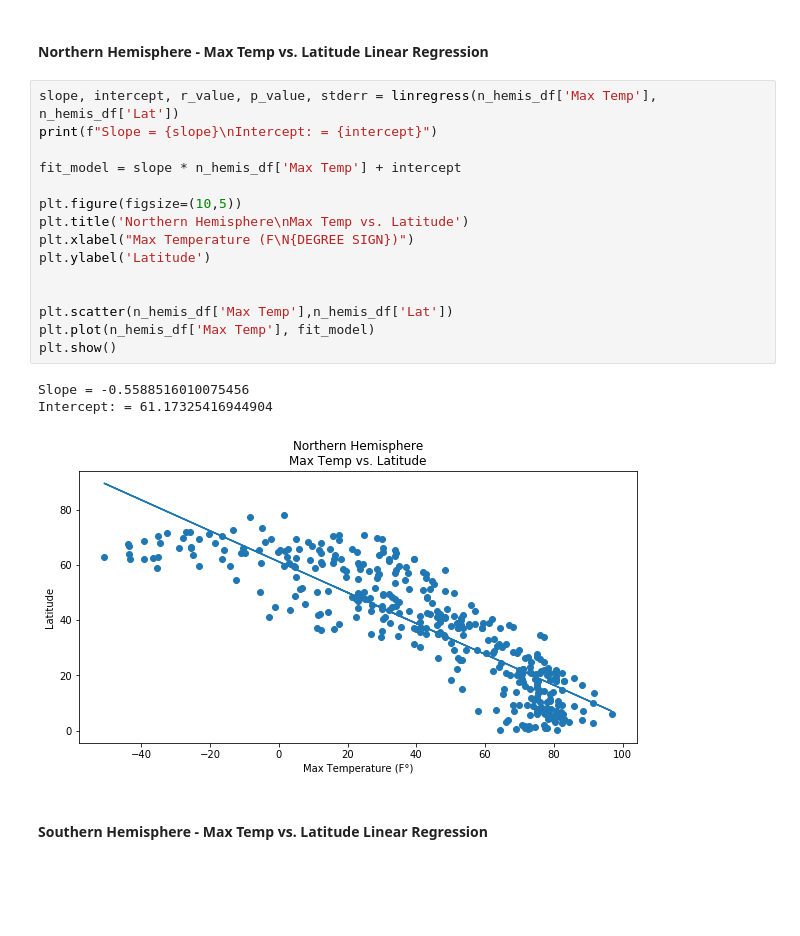
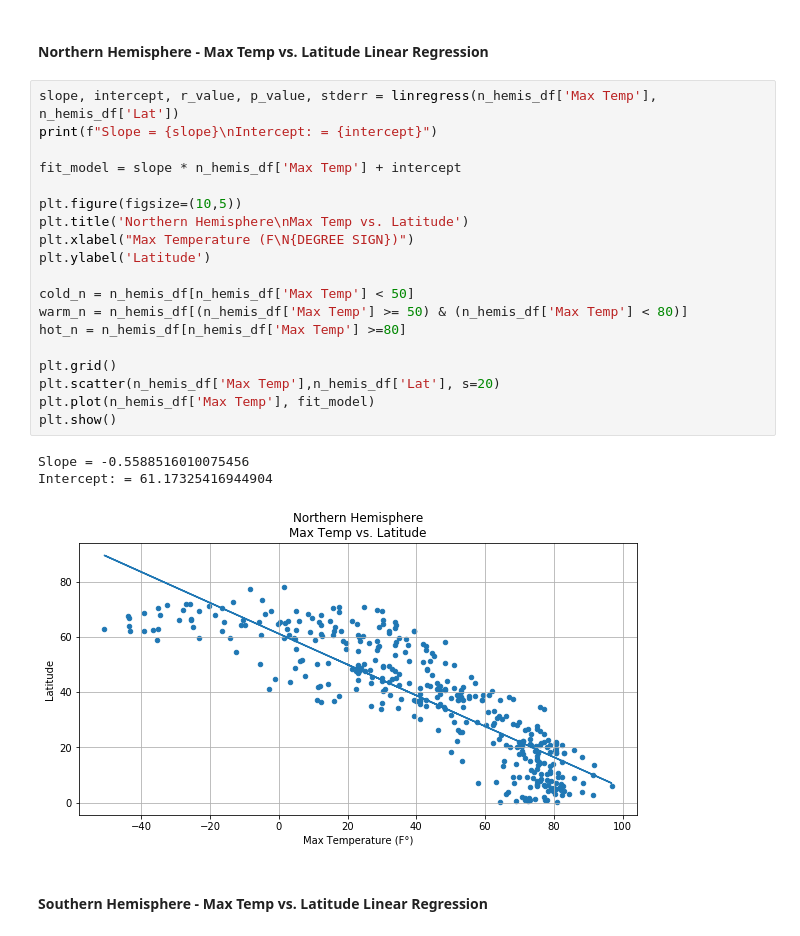
Before and after one commit to aydinjalil/python-api-challenge, a Jupyter notebook: WeatherPy/WeatherPy.ipynb, the cells around one changed output. Cells and saved outputs as stored; diff of their text form; blank space fills up the shorter version.

```diff
--- a/WeatherPy/WeatherPy.ipynb
+++ b/WeatherPy/WeatherPy.ipynb
@@ -185,22 +196,26 @@ s_hemis_df = cities_df[cities_df['Lat'] < 0]
 # %%
 slope, intercept, r_value, p_value, stderr = linregress(n_hemis_df['Max Temp'], n_hemis_df['Lat'])
 print(f"Slope = {slope}\nIntercept: = {intercept}")
 
 fit_model = slope * n_hemis_df['Max Temp'] + intercept
 
 plt.figure(figsize=(10,5))
 plt.title('Northern Hemisphere\nMax Temp vs. Latitude')
 plt.xlabel("Max Temperature (F\N{DEGREE SIGN})")
 plt.ylabel('Latitude')
 
+cold_n = n_hemis_df[n_hemis_df['Max Temp'] < 50]
+warm_n = n_hemis_df[(n_hemis_df['Max Temp'] >= 50) & (n_hemis_df['Max Temp'] < 80)]
+hot_n = n_hemis_df[n_hemis_df['Max Temp'] >=80]
 
-plt.scatter(n_hemis_df['Max Temp'],n_hemis_df['Lat'])
+plt.grid()
+plt.scatter(n_hemis_df['Max Temp'],n_hemis_df['Lat'], s=20)
 plt.plot(n_hemis_df['Max Temp'], fit_model)
 plt.show()
 # %% [output]
 Slope = -0.5588516010075456
 Intercept: = 61.17325416944904
-[figure, old version]
+[figure, new version]
 # %% [markdown]
 ####  Southern Hemisphere - Max Temp vs. Latitude Linear Regression
 # %%
```
Also changed, not shown: parts of 11 cells of this notebook, 1 other file.
